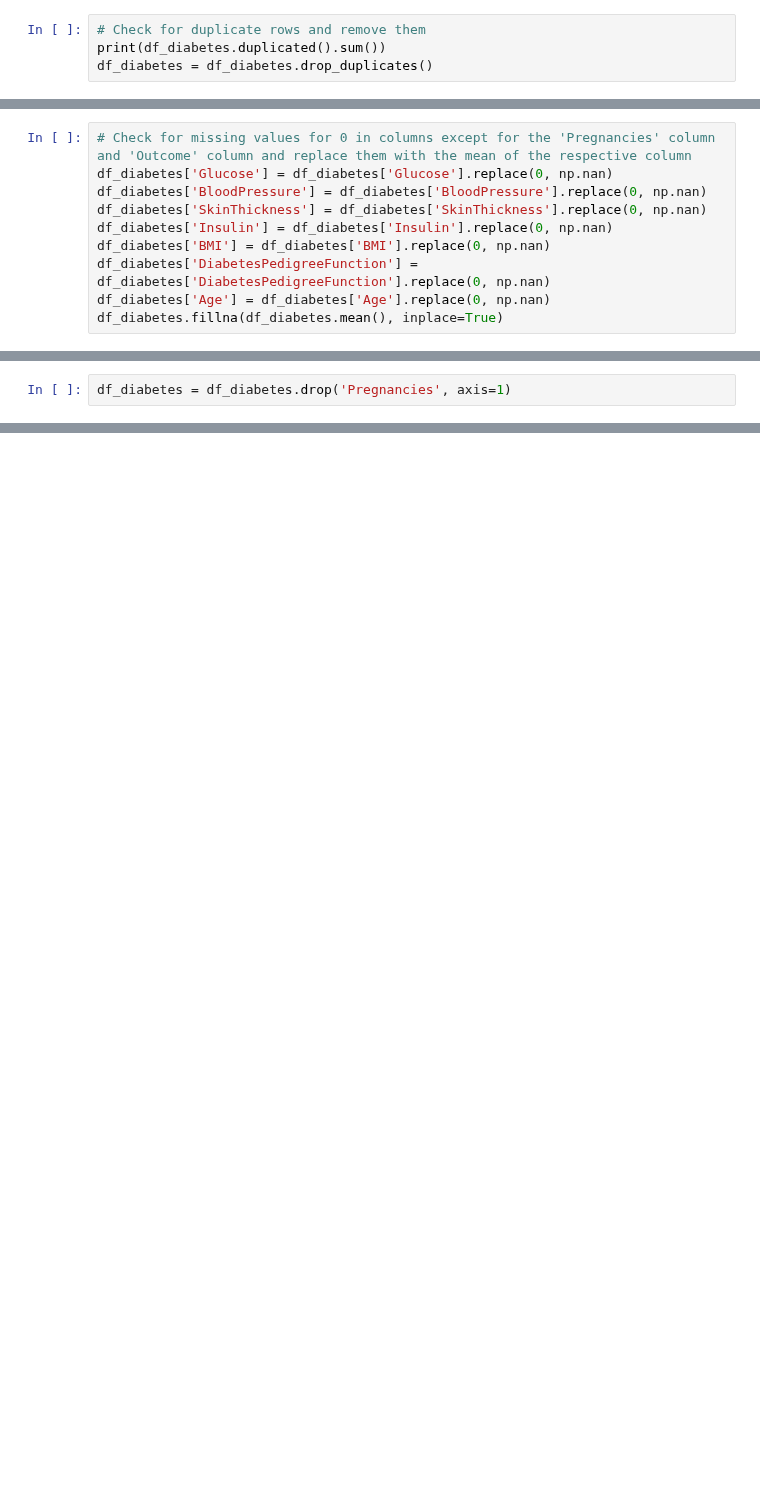
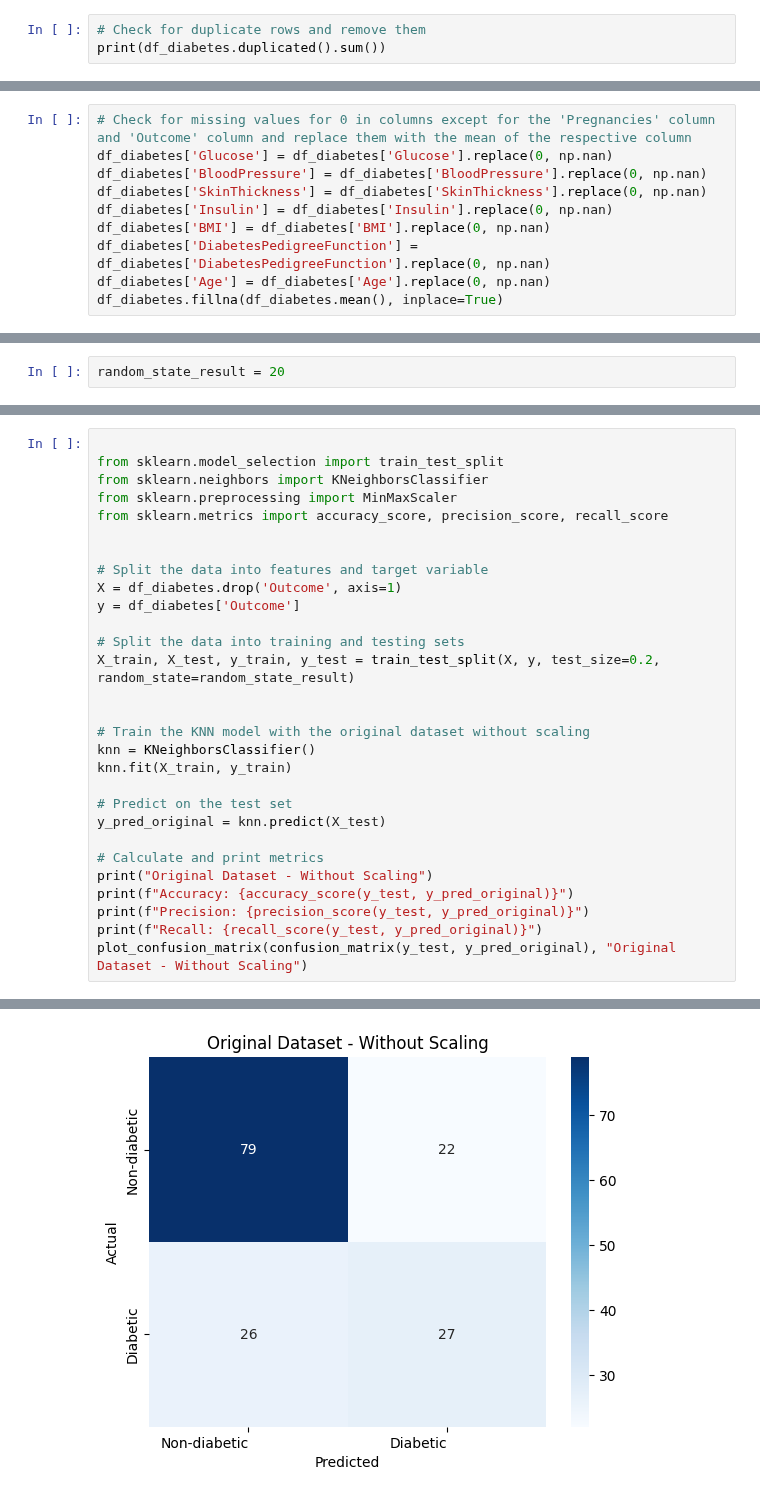
Before and after one commit to TheCsarbeat/proyecto1-IA, a Jupyter notebook: knn.ipynb, the cells around one changed output, grey strips where cells are left out. Drawn from its saved outputs; the diff is of its cells as text; blank space fills up the shorter version.

Commit message:
KNN explication of the first dataset

```diff
--- a/knn.ipynb
+++ b/knn.ipynb
@@ -135,6 +25,5 @@ Por este motivo, se decidió recurrir a la *imputación de datos por la media*,
 # %%
 # Check for duplicate rows and remove them
 print(df_diabetes.duplicated().sum())
-df_diabetes = df_diabetes.drop_duplicates()
 # %% [output]
 0
@@ -268,2 +41,0 @@ En esta sección se procede a realizar el preprocesamiento de datos para el data
-# %%
-df_diabetes = df_diabetes.drop('Pregnancies', axis=1)
@@ -665,0 +124,2 @@ Testing set shape: (184, 12)
+# %%
+random_state_result = 20
@@ -665,0 +129,30 @@ Testing set shape: (184, 12)
+# %%
+
+from sklearn.model_selection import train_test_split
+from sklearn.neighbors import KNeighborsClassifier
+from sklearn.preprocessing import MinMaxScaler
+from sklearn.metrics import accuracy_score, precision_score, recall_score
+
+
+# Split the data into features and target variable
+X = df_diabetes.drop('Outcome', axis=1)
+y = df_diabetes['Outcome']
+
+# Split the data into training and testing sets
+X_train, X_test, y_train, y_test = train_test_split(X, y, test_size=0.2, random_state=random_state_result)
+
+
+# Train the KNN model with the original dataset without scaling
+knn = KNeighborsClassifier()
+knn.fit(X_train, y_train)
+
+# Predict on the test set
+y_pred_original = knn.predict(X_test)
+
+# Calculate and print metrics
+print("Original Dataset - Without Scaling")
+print(f"Accuracy: {accuracy_score(y_test, y_pred_original)}")
+print(f"Precision: {precision_score(y_test, y_pred_original)}")
+print(f"Recall: {recall_score(y_test, y_pred_original)}")
+plot_confusion_matrix(confusion_matrix(y_test, y_pred_original), "Original Dataset - Without Scaling")
+# %% [output]
@@ -665,0 +163 @@ Testing set shape: (184, 12)
+[figure, added]
```
Also changed, not shown: parts of 88 cells of this notebook, 3 other files.
